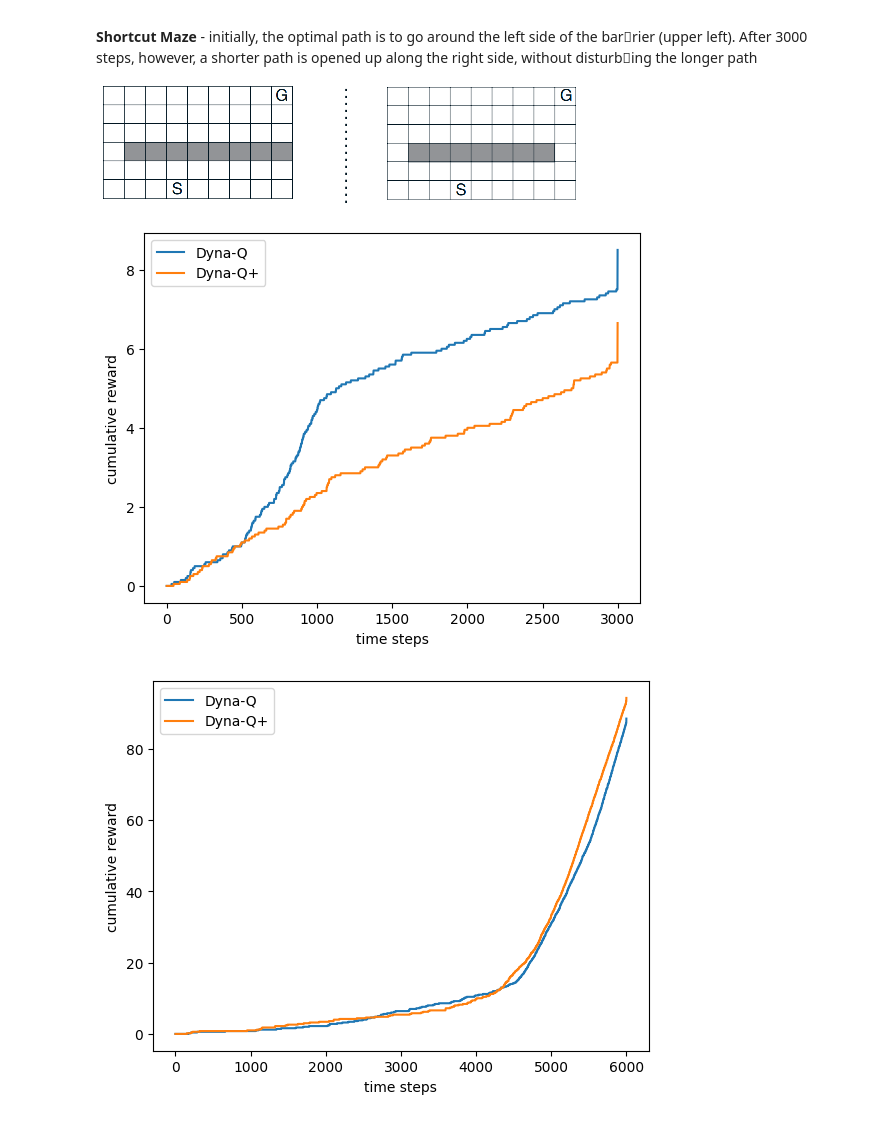
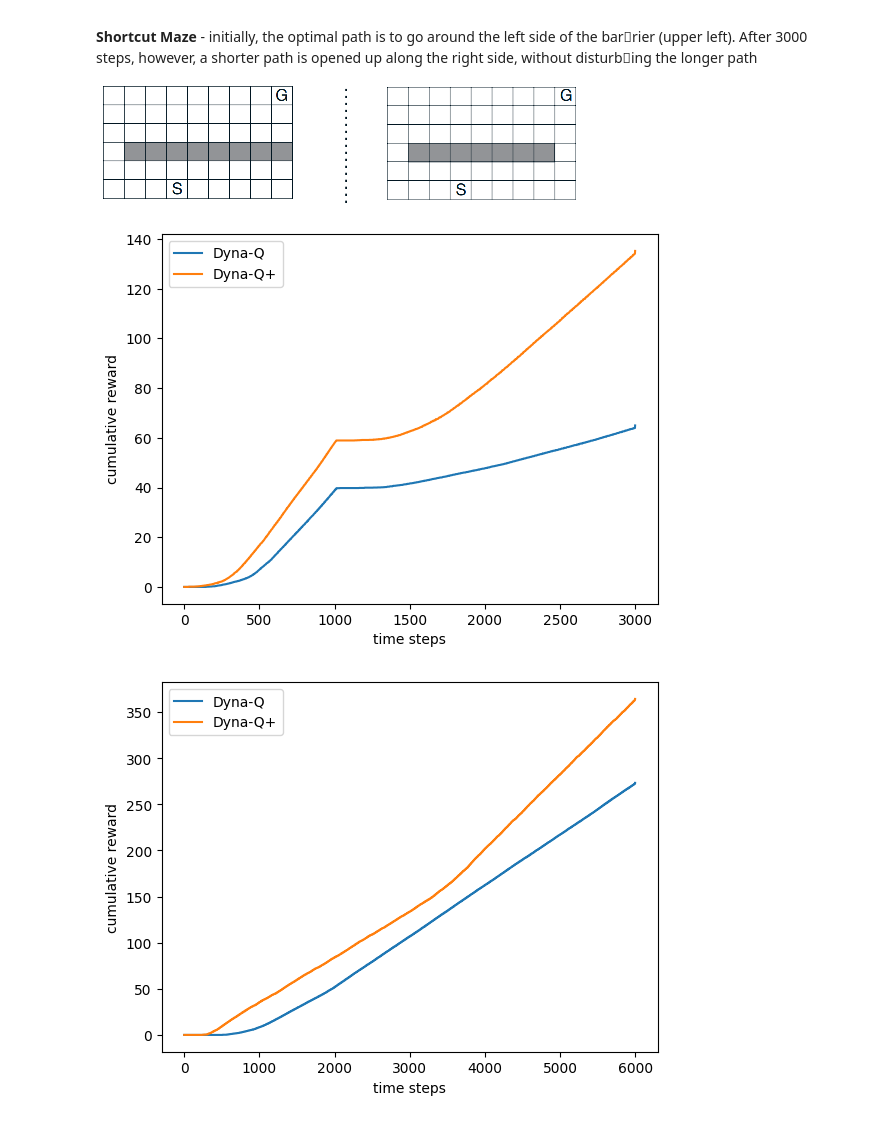
Before and after one commit to jurajpaska8/reinforcement-learning, a Jupyter notebook: Assignment6b.ipynb, the cells around one changed output. Drawn from its saved outputs; the diff is of its cells as text; code cells hidden in the pictures.

```diff
--- a/Assignment6b.ipynb
+++ b/Assignment6b.ipynb
@@ -317,13 +317,14 @@ class TimeModel:
         state = list(self.model)[state_index]
         action_index = self.rand.choice(range(len(self.model[state].keys())))
         action = list(self.model[state])[action_index]
-        next_state, reward, time = self.model[state][action]
+        next_state, reward, last_visited_time = self.model[state][action]
 
         #############################################################################
         #Add your code here, adjust reward with elapsed time since last vist
         #Hint: in description above
         # Note: we need to subtract time of last visit to the state (retrieved from model) from current time
-
+        time_elapsed = self.time - last_visited_time
+        reward += self.time_weight * np.sqrt(time_elapsed)
 
         state = deepcopy(state)
         next_state = deepcopy(next_state)
@@ -430,32 +431,32 @@ def figure_8_5():
 
     # obstacles will change after 3000 steps
     # the exact step for changing will be different
     # However given that 3000 steps is long enough for both algorithms to converge,
     # the difference is guaranteed to be very small
     shortcut_maze.obstacle_switch_time = 3000
 
     # set up parameters
     dyna_params = DynaParams()
 
     # 50-step planning
     dyna_params.planning_steps = 50
     dyna_params.runs = 5
     dyna_params.time_weight = 1e-3
     dyna_params.alpha = 1.0
 
     # play
     rewards = changing_maze(shortcut_maze, dyna_params)
 
     for i in range(len(dyna_params.methods)):
         plt.plot( rewards[i, :], label=dyna_params.methods[i])
     plt.xlabel('time steps')
     plt.ylabel('cumulative reward')
     plt.legend()
 
     plt.show()
 
 figure_8_4()
 figure_8_5()
 # %% [output]
-[figure, old version]
+[figure, new version]
-[figure, old version]
+[figure, new version]
```
